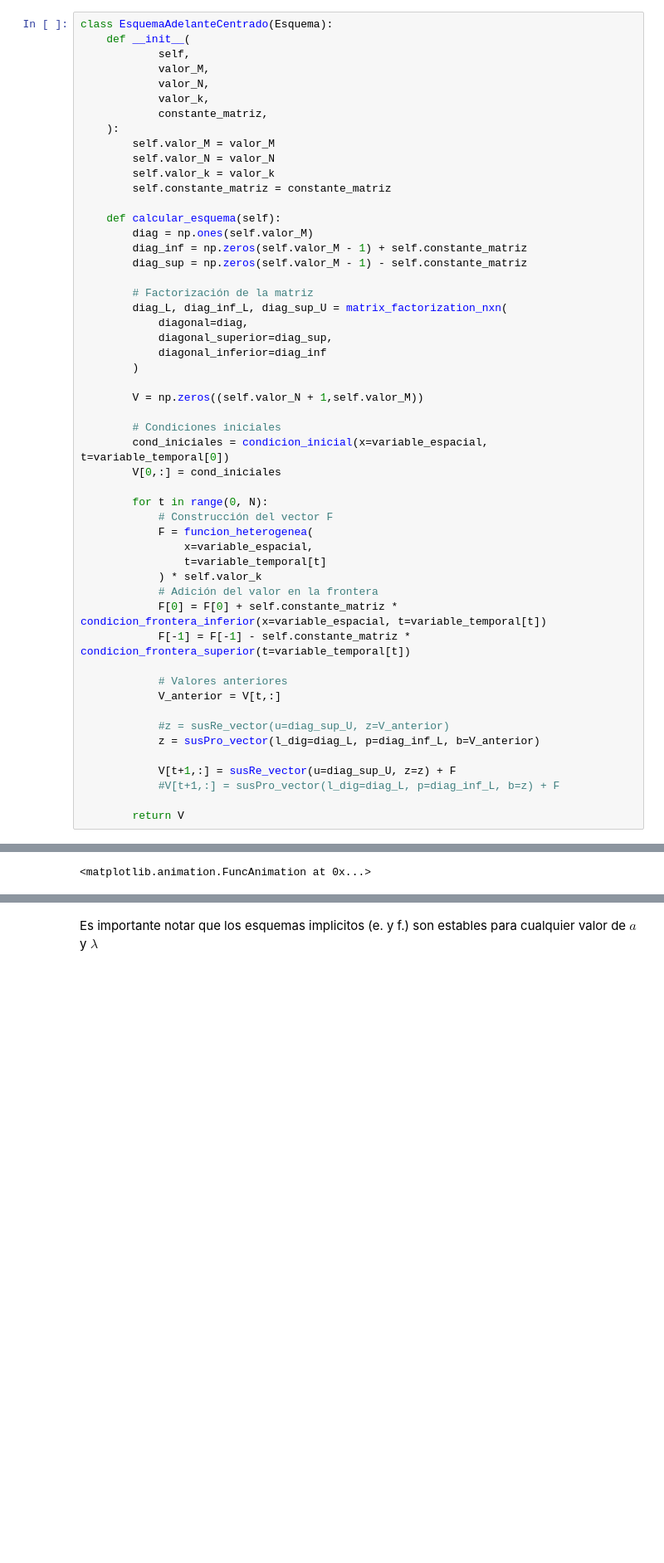
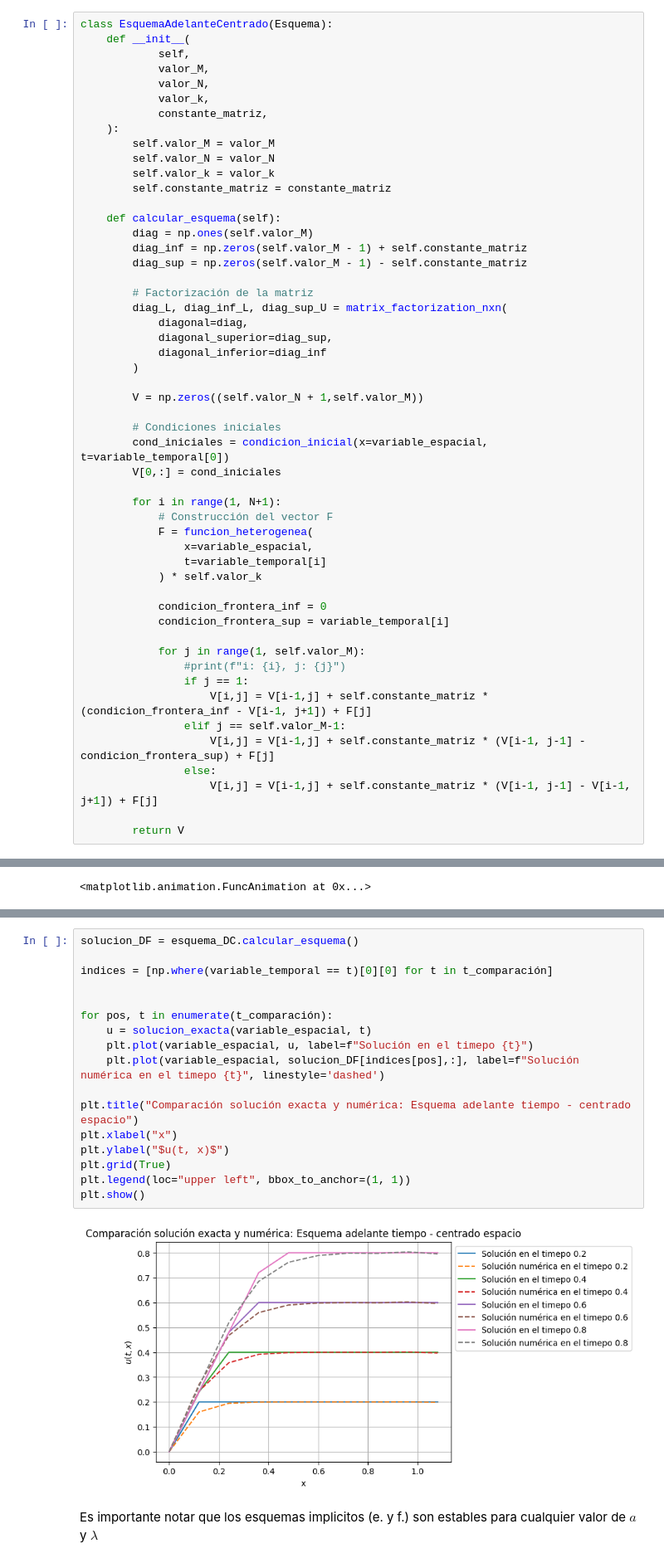
Before and after one commit to SamHuRo/solucion-numerica-de-EDP, a Jupyter notebook: Tareas/Tarea_02/Tarea_01-Samuel_Huertas.ipynb, the cells around one changed output, grey strips where cells are left out. Shown: that part at 83% size. Drawn from its saved outputs; the diff is of its cells as text; blank space fills up the shorter version.

```diff
--- a/Tareas/Tarea_02/Tarea_01-Samuel_Huertas.ipynb
+++ b/Tareas/Tarea_02/Tarea_01-Samuel_Huertas.ipynb
@@ -311,24 +367,24 @@ class EsquemaAdelanteCentrado(Esquema):
         cond_iniciales = condicion_inicial(x=variable_espacial, t=variable_temporal[0])
         V[0,:] = cond_iniciales
 
-        for t in range(0, N):
+        for i in range(1, N+1):
             # Construcción del vector F
             F = funcion_heterogenea(
                 x=variable_espacial,
-                t=variable_temporal[t]
+                t=variable_temporal[i]
             ) * self.valor_k
-            # Adición del valor en la frontera
-            F[0] = F[0] + self.constante_matriz * condicion_frontera_inferior(x=variable_espacial, t=variable_temporal[t])
-            F[-1] = F[-1] - self.constante_matriz * condicion_frontera_superior(t=variable_temporal[t])
 
-            # Valores anteriores
-            V_anterior = V[t,:]
+            condicion_frontera_inf = 0
+            condicion_frontera_sup = variable_temporal[i]
 
-            #z = susRe_vector(u=diag_sup_U, z=V_anterior)
-            z = susPro_vector(l_dig=diag_L, p=diag_inf_L, b=V_anterior)
-
-            V[t+1,:] = susRe_vector(u=diag_sup_U, z=z) + F
-            #V[t+1,:] = susPro_vector(l_dig=diag_L, p=diag_inf_L, b=z) + F
+            for j in range(1, self.valor_M):
+                #print(f"i: {i}, j: {j}")
+                if j == 1:
+                    V[i,j] = V[i-1,j] + self.constante_matriz * (condicion_frontera_inf - V[i-1, j+1]) + F[j]
+                elif j == self.valor_M-1:
+                    V[i,j] = V[i-1,j] + self.constante_matriz * (V[i-1, j-1] - condicion_frontera_sup) + F[j]
+                else:
+                    V[i,j] = V[i-1,j] + self.constante_matriz * (V[i-1, j-1] - V[i-1, j+1]) + F[j]
 
         return V
 # %%
@@ -351,3 +409,22 @@ animar_esquema(
+# %%
+solucion_DF = esquema_DC.calcular_esquema()
+
+indices = [np.where(variable_temporal == t)[0][0] for t in t_comparación]
+
+
+for pos, t in enumerate(t_comparación):
+    u = solucion_exacta(variable_espacial, t)
+    plt.plot(variable_espacial, u, label=f"Solución en el timepo {t}")
+    plt.plot(variable_espacial, solucion_DF[indices[pos],:], label=f"Solución numérica en el timepo {t}", linestyle='dashed')
+
+plt.title("Comparación solución exacta y numérica: Esquema adelante tiempo - centrado espacio")
+plt.xlabel("x")
+plt.ylabel("$u(t, x)$")
+plt.grid(True)
+plt.legend(loc="upper left", bbox_to_anchor=(1, 1))
+plt.show()
+# %% [output]
+[figure, added]
 # %% [markdown]
 Es importante notar que los esquemas implicitos (e. y f.) son estables para cualquier valor de $a$ y $\lambda$
 # %% [markdown]
```
Also changed, not shown: parts of 34 cells of this notebook, 3 other files.
